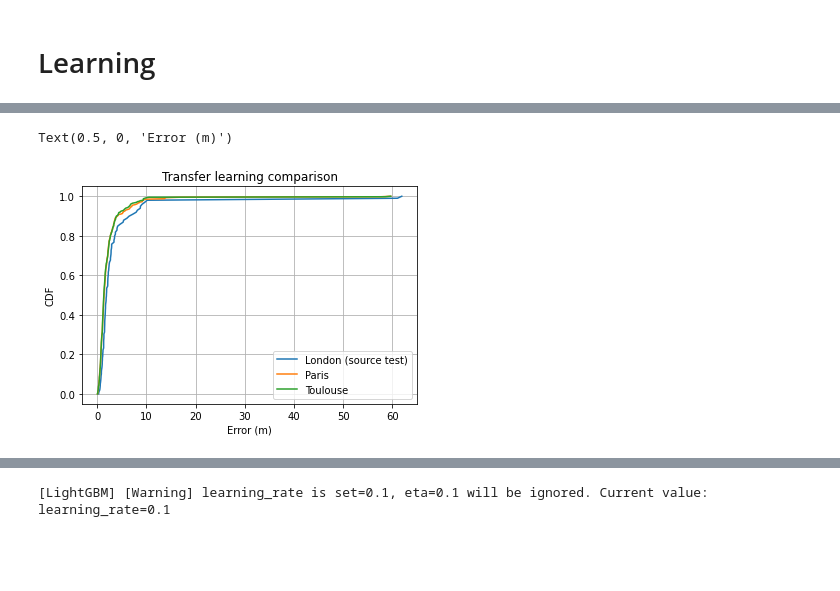
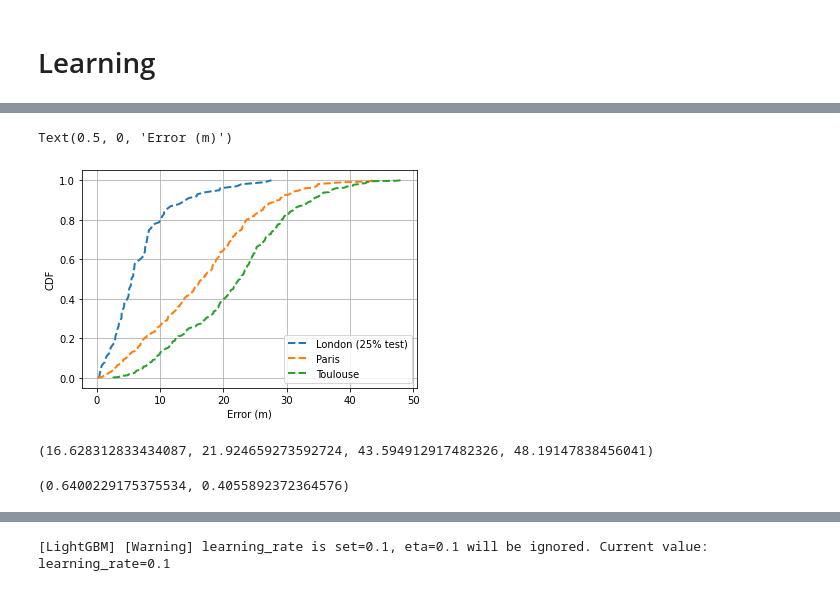
Before and after one commit to ukunliu/WSN_simulation, a Jupyter notebook: Simulation/transfer_learning.ipynb, the cells around one changed output, grey strips where cells are left out. Drawn from its saved outputs; the diff is of its cells as text; code cells hidden in the pictures; blank space fills up the shorter version.

```diff
--- a/Simulation/transfer_learning.ipynb
+++ b/Simulation/transfer_learning.ipynb
@@ -10,13 +10,13 @@ import geopy.point as point
 from tools import *
 from pylab import *
 # %%
-london_20 = 'london_square_20'
+london_20 = 'london_square'
 paris_20 = 'paris_square_20'
 toulouse_20 = 'toulouse_square_20'
 
-base_ld = f'./dataset/data_with_building/london_square_20_cell.mat'
-base_pr = f'./dataset/data_with_building/{paris_20}_cell.mat'
-base_tl = f'./dataset/data_with_building/{toulouse_20}_cell.mat'
+base_ld = f'./dataset/london_square_cell.mat'
+base_pr = f'./dataset/{paris_20}_cell.mat'
+base_tl = f'./dataset/{toulouse_20}_cell.mat'
 # %%
 meta_ld, cirs_ld, dist_ld, Y_all_ld, RX_all_ld = read_mat(base_ld, london_20)
 meta_pr, cirs_pr, dist_pr, Y_all_pr, RX_all_pr = read_mat(base_pr, paris_20)
@@ -49,8 +49,8 @@ ext_toul = Extractor(cirs_toul, RX_all_toul)
 # X_pr = ext_pr.formatting_X()
 
 X_ld = ext_ld.amplitute_feature()
-# X_pr = ext_pr.amplitute_feature(ext_ld.max_reflection)
-# X_toul = ext_toul.amplitute_feature(ext_ld.max_reflection)
+X_pr = ext_pr.amplitute_feature(ext_ld.max_reflection)
+X_toul = ext_toul.amplitute_feature(ext_ld.max_reflection)
 
 # X_ld = ext_ld.coord_feature()
 # X_pr = ext_pr.coord_feature()
@@ -265,7 +267,7 @@ def cdf_plot(data, ax=plt, label=None):
     x = np.arange(n) / (n-1)
     y = np.sort(data)
 
-    ax.plot(y, x, label=label)
+    ax.plot(y, x, '--',label=label, linewidth=2)
 # %%
 x_train, x_test, dist_train, dist_test, tx_train, tx_test = train_test_split(X_ld, dist_ld, Y_all_ld, train_size=.75)
 # %%
@@ -275,5 +284,7 @@ lgb_pipe.fit(x_train, dist_train)
 # %%
-model_test = xgb_pipe
+model_test = lgb_pipe
+
+model_test.fit(x_train, dist_train)
 
 ld_dist_pred = model_test.predict(x_test)
 pr_dist_pred = model_test.predict(X_pr)
@@ -287,14 +300,20 @@ ld_error = dist_from_geo(ld_loc_pred, tx_test)
 pr_error = dist_from_geo(pr_loc_pred, Y_all_pr)
 toul_error = dist_from_geo(toul_loc_pred, Y_all_toul)
 # %%
-cdf_plot(ld_error, label='London (source test)')
+cdf_plot(ld_error, label='London (25% test)')
 cdf_plot(pr_error, label='Paris')
 cdf_plot(toul_error, label='Toulouse')
 plt.legend(loc='best')
 plt.grid()
-plt.title('Transfer learning comparison')
+# plt.title('Transfer learning comparison')
 plt.ylabel('CDF')
 plt.xlabel('Error (m)')
+# plt.savefig('../imgs/tl_city_comp.pdf')
 # %% [output]
 Text(0.5, 0, 'Error (m)')
-[figure, old version]
+[figure, new version]
+# %%
+
+np.mean(pr_error), np.mean(toul_error), max(pr_error), max(toul_error)
+# %% [output]
+(16.628312833434087, 21.924659273592724, 43.594912917482326, 48.19147838456041)
@@ -300,0 +324,4 @@ Text(0.5, 0, 'Error (m)')
+# %%
+kde.integrate_box_1d(-1000, 20), kde2.integrate_box_1d(-1000, 20)
+# %% [output]
+(0.6400229175375534, 0.4055892372364576)
```
Also changed, not shown: parts of 26 cells of this notebook, 43 other files.
